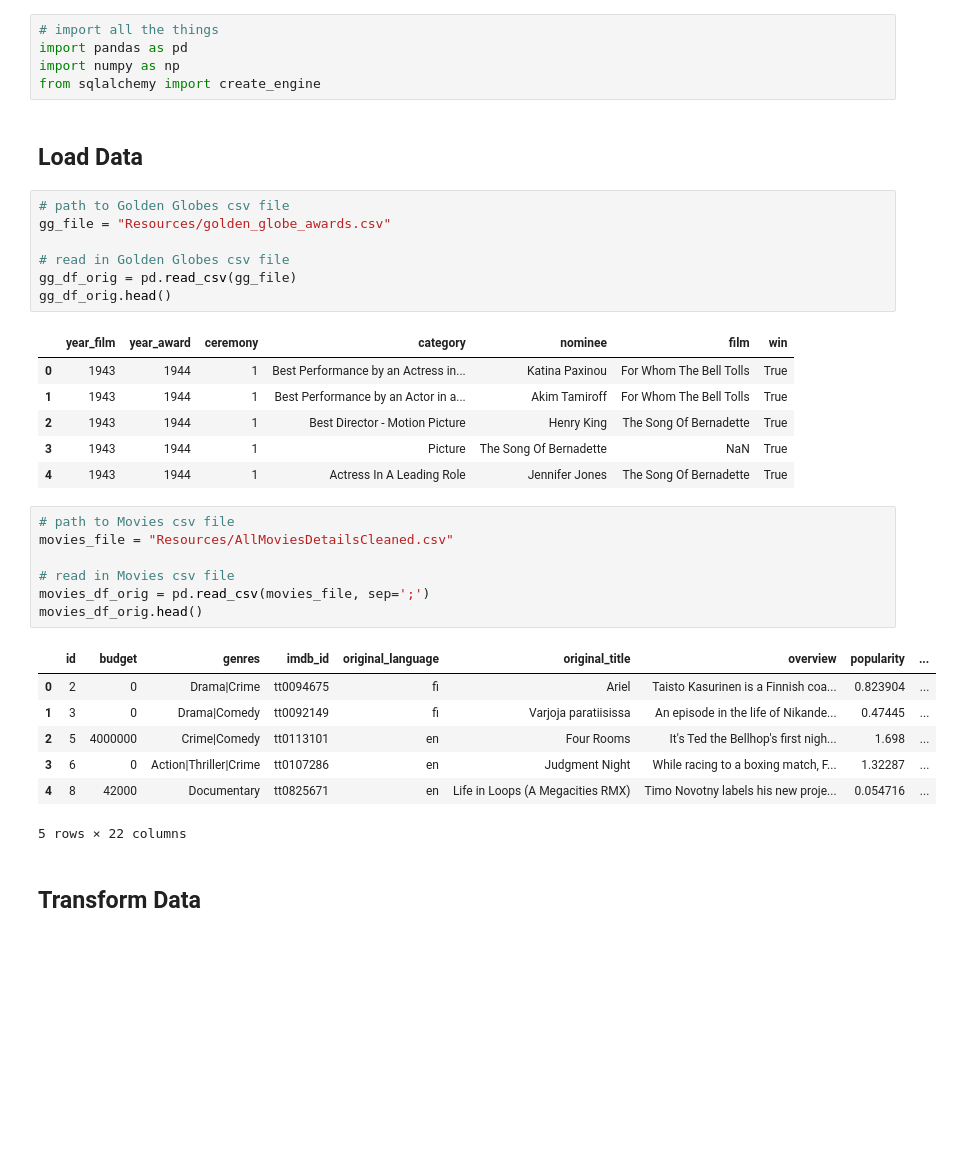
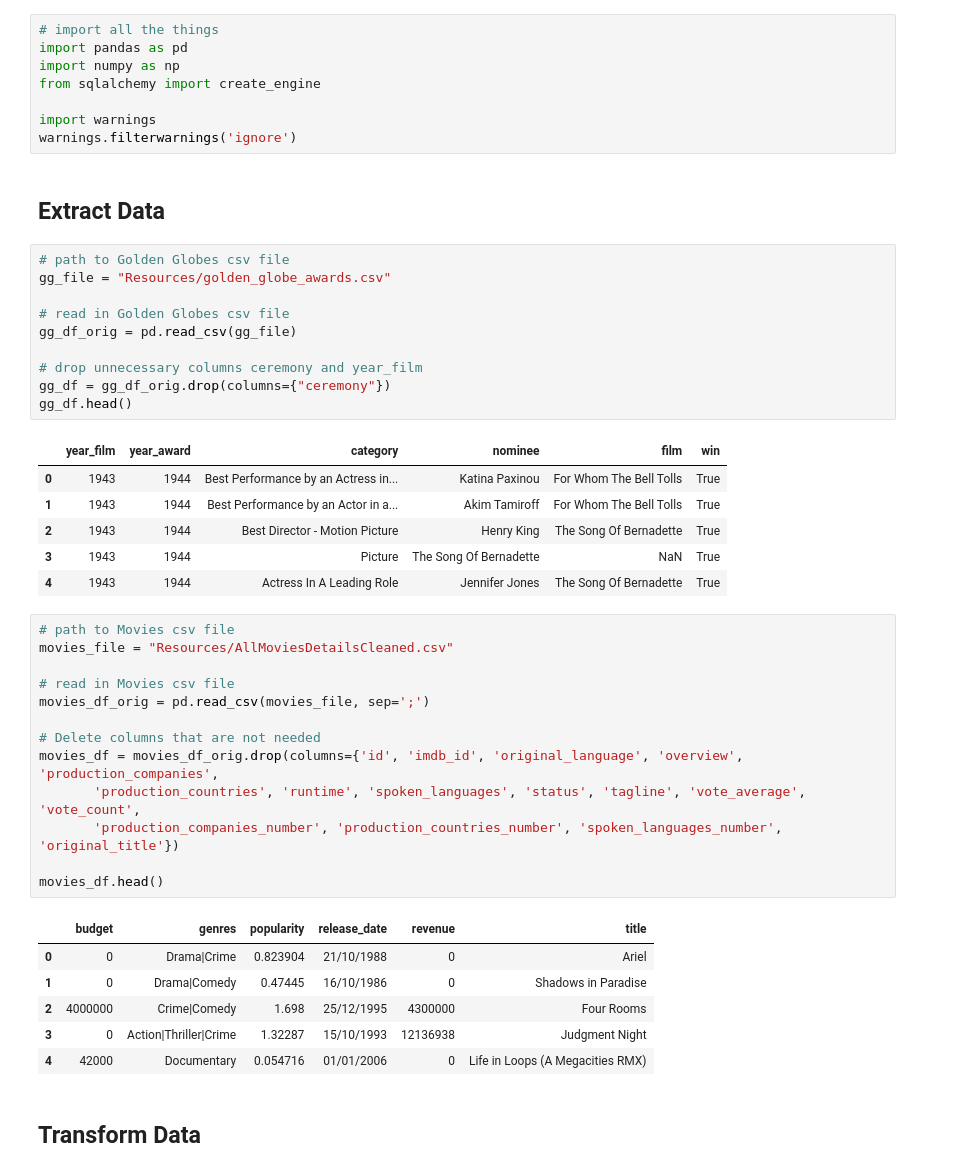
Before and after one commit to dagneycooke/etl_project, a Jupyter notebook: ETL_Project_GG.ipynb, the cells around one changed output. Cells and saved outputs as stored; diff of their text form; blank space fills up the shorter version.

```diff
--- a/ETL_Project_GG.ipynb
+++ b/ETL_Project_GG.ipynb
@@ -3,37 +3,48 @@
 import pandas as pd
 import numpy as np
 from sqlalchemy import create_engine
+
+import warnings
+warnings.filterwarnings('ignore')
 # %% [markdown]
-## Load Data
+## Extract Data
 # %%
 # path to Golden Globes csv file
 gg_file = "Resources/golden_globe_awards.csv"
 
 # read in Golden Globes csv file
 gg_df_orig = pd.read_csv(gg_file)
-gg_df_orig.head()
+
+# drop unnecessary columns ceremony and year_film
+gg_df = gg_df_orig.drop(columns={"ceremony"})
+gg_df.head()
 # %% [output]
-|  | year_film | year_award | ceremony | category | nominee | film | win |
-| 0 | 1943 | 1944 | 1 | Best Performance by an Actress in... | Katina Paxinou | For Whom The Bell Tolls | True |
-| 1 | 1943 | 1944 | 1 | Best Performance by an Actor in a... | Akim Tamiroff | For Whom The Bell Tolls | True |
-| 2 | 1943 | 1944 | 1 | Best Director - Motion Picture | Henry King | The Song Of Bernadette | True |
-| 3 | 1943 | 1944 | 1 | Picture | The Song Of Bernadette | NaN | True |
-| 4 | 1943 | 1944 | 1 | Actress In A Leading Role | Jennifer Jones | The Song Of Bernadette | True |
+|  | year_film | year_award | category | nominee | film | win |
+| 0 | 1943 | 1944 | Best Performance by an Actress in... | Katina Paxinou | For Whom The Bell Tolls | True |
+| 1 | 1943 | 1944 | Best Performance by an Actor in a... | Akim Tamiroff | For Whom The Bell Tolls | True |
+| 2 | 1943 | 1944 | Best Director - Motion Picture | Henry King | The Song Of Bernadette | True |
+| 3 | 1943 | 1944 | Picture | The Song Of Bernadette | NaN | True |
+| 4 | 1943 | 1944 | Actress In A Leading Role | Jennifer Jones | The Song Of Bernadette | True |
 # %%
 # path to Movies csv file
 movies_file = "Resources/AllMoviesDetailsCleaned.csv"
 
 # read in Movies csv file
 movies_df_orig = pd.read_csv(movies_file, sep=';')
-movies_df_orig.head()
+
+# Delete columns that are not needed
+movies_df = movies_df_orig.drop(columns={'id', 'imdb_id', 'original_language', 'overview', 'production_companies',
+       'production_countries', 'runtime', 'spoken_languages', 'status', 'tagline', 'vote_average', 'vote_count',
+       'production_companies_number', 'production_countries_number', 'spoken_languages_number', 'original_title'})
+
+movies_df.head()
 # %% [output]
-|  | id | budget | genres | imdb_id | original_language | original_title | overview | popularity | ... |
-| 0 | 2 | 0 | Drama|Crime | tt0094675 | fi | Ariel | Taisto Kasurinen is a Finnish coa... | 0.823904 | ... |
-| 1 | 3 | 0 | Drama|Comedy | tt0092149 | fi | Varjoja paratiisissa | An episode in the life of Nikande... | 0.47445 | ... |
-| 2 | 5 | 4000000 | Crime|Comedy | tt0113101 | en | Four Rooms | It's Ted the Bellhop's first nigh... | 1.698 | ... |
-| 3 | 6 | 0 | Action|Thriller|Crime | tt0107286 | en | Judgment Night | While racing to a boxing match, F... | 1.32287 | ... |
-| 4 | 8 | 42000 | Documentary | tt0825671 | en | Life in Loops (A Megacities RMX) | Timo Novotny labels his new proje... | 0.054716 | ... |
+|  | budget | genres | popularity | release_date | revenue | title |
+| 0 | 0 | Drama|Crime | 0.823904 | 21/10/1988 | 0 | Ariel |
+| 1 | 0 | Drama|Comedy | 0.47445 | 16/10/1986 | 0 | Shadows in Paradise |
+| 2 | 4000000 | Crime|Comedy | 1.698 | 25/12/1995 | 4300000 | Four Rooms |
+| 3 | 0 | Action|Thriller|Crime | 1.32287 | 15/10/1993 | 12136938 | Judgment Night |
+| 4 | 42000 | Documentary | 0.054716 | 01/01/2006 | 0 | Life in Loops (A Megacities RMX) |
-5 rows × 22 columns
 # %% [markdown]
 ## Transform Data
 # %% [markdown]
```
Also changed, not shown: parts of 20 cells of this notebook.
